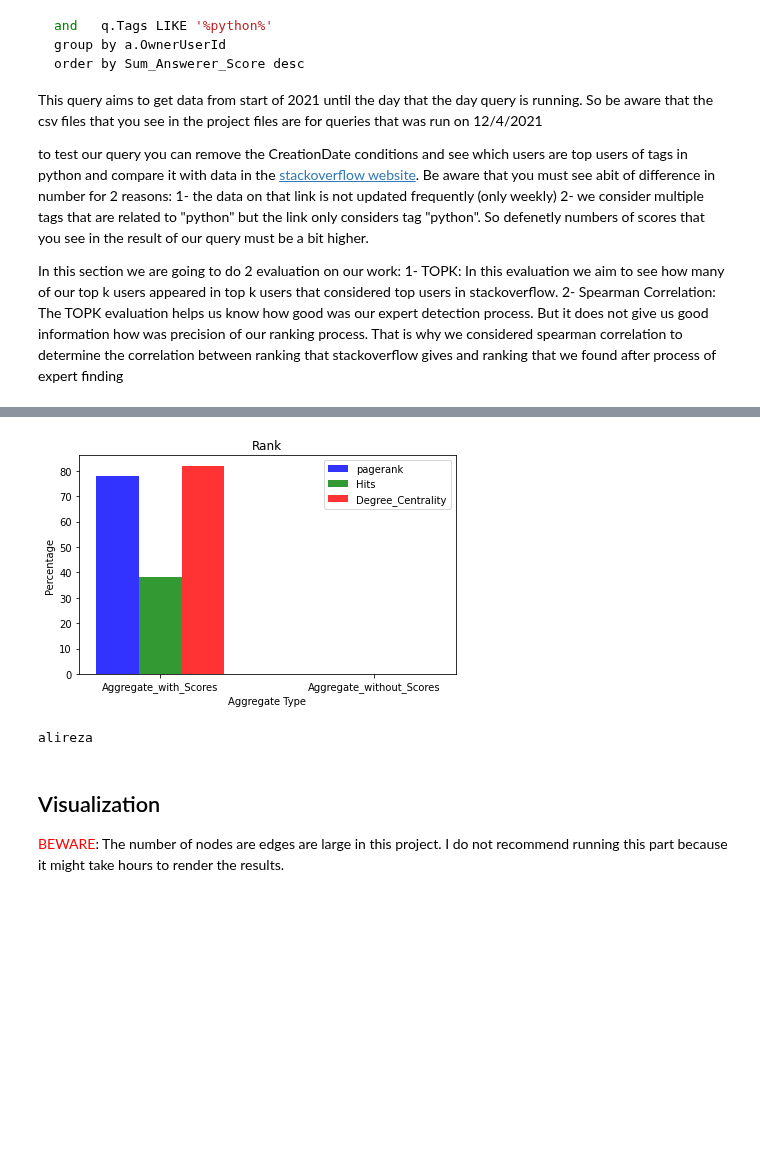
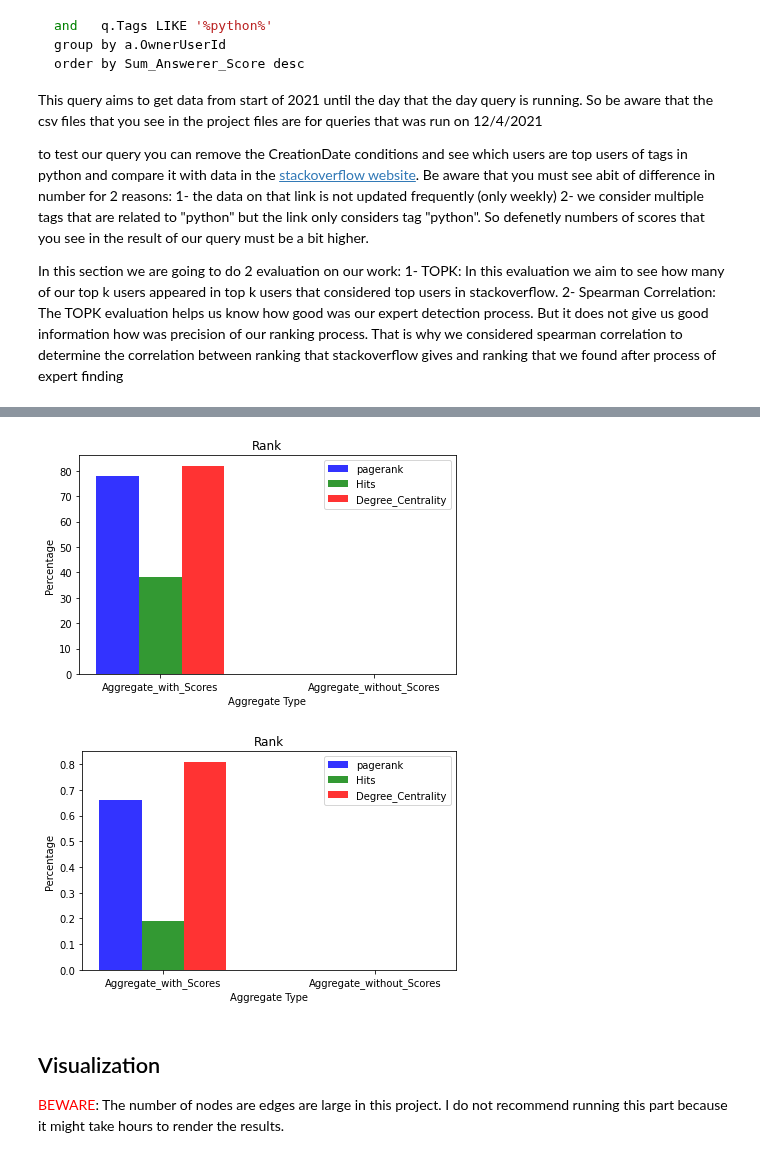
Before and after one commit to behnam7171/SocialWeb, a Jupyter notebook: research_project.ipynb, the cells around one changed output, grey strips where cells are left out. Saved outputs shown, nothing was run; the diff lists cells and outputs as text; code cells hidden in the pictures; blank space fills up the shorter version.

Commit message:
new chart for sparman evaluation

```diff
--- a/research_project.ipynb
+++ b/research_project.ipynb
@@ -258,8 +245,7 @@ def spearman_evaluation(file_path_top_users, users_pagerankscore_tuple, user_cou
     stackoverflow_user_ranking_tuples = []
     for index in range(len(rank_of_topN_user_ids_by_stackoverflow)):
         stackoverflow_user_ranking_tuples.append((user_ids_for_evaluation[index][0],rank_of_topN_user_ids_by_stackoverflow[index]))
-    # print(our_user_ranking_tuples)
-    # print(stackoverflow_user_ranking_tuples)
+
     our_ranking_for_evaluation = list(map(lambda x: int(x[1]), our_user_ranking_tuples))
     temp_stackoverflow_userids = list(map(lambda x: x[0], stackoverflow_user_ranking_tuples))
     stackoverflow_ranking_for_evaluation = []
@@ -268,25 +254,23 @@ def spearman_evaluation(file_path_top_users, users_pagerankscore_tuple, user_cou
         found_index = temp_stackoverflow_userids.index(target_to_find)
         stackoverflow_ranking_for_evaluation.append(stackoverflow_user_ranking_tuples[found_index][1])
 
-    # print(our_ranking_for_evaluation)
-    # print(stackoverflow_ranking_for_evaluation)
-    print(ss.spearmanr(our_ranking_for_evaluation[0:user_count], stackoverflow_ranking_for_evaluation[0:user_count])[0])
+    return ss.spearmanr(our_ranking_for_evaluation[0:user_count], stackoverflow_ranking_for_evaluation[0:user_count])[0]
 
 sen_rank_evalauation_result = topk_evaluation('files/2021-01-01_to_2021-12-03_stackoverflow_top_users.csv', list(map(lambda x: x[0], sen_rank)), top_user_count)
 print(f"the evaluation top {top_user_count} by sen_rank result is = {sen_rank_evalauation_result*100}")
-spearman_evaluation('files/2021-01-01_to_2021-12-03_stackoverflow_top_users.csv', sen_rank, top_user_count)
+spearman_evaluation_sen = spearman_evaluation('files/2021-01-01_to_2021-12-03_stackoverflow_top_users.csv', sen_rank, top_user_count)
 
 #Hits_Rank
 
 Hits_Rank_evalauation_result = topk_evaluation('files/2021-01-01_to_2021-12-03_stackoverflow_top_users.csv', list(map(lambda x: x[0], Hits_Rank)), top_user_count)
 print(f"the evaluation top {top_user_count} by Hits_Rank result is = {Hits_Rank_evalauation_result*100}")
-spearman_evaluation('files/2021-01-01_to_2021-12-03_stackoverflow_top_users.csv', Hits_Rank, top_user_count)
+spearman_evaluation_Hits = spearman_evaluation('files/2021-01-01_to_2021-12-03_stackoverflow_top_users.csv', Hits_Rank, top_user_count)
 
 
 #Degree_Centrality_Rank
 
 Degree_Centrality_Rank_evalauation_result = topk_evaluation('files/2021-01-01_to_2021-12-03_stackoverflow_top_users.csv', list(map(lambda x: x[0], Degree_Centrality_Rank)), top_user_count)
 print(f"the evaluation top {top_user_count} by Degree_Centrality_Rank result is = {Degree_Centrality_Rank_evalauation_result*100}")
-spearman_evaluation('files/2021-01-01_to_2021-12-03_stackoverflow_top_users.csv', Degree_Centrality_Rank, top_user_count)
+spearman_evaluation_Degree_Centrality = spearman_evaluation('files/2021-01-01_to_2021-12-03_stackoverflow_top_users.csv', Degree_Centrality_Rank, top_user_count)
 # %% [output]
 Column names are Answerer_ID, Sum_Answerer_Score
@@ -317,38 +298,80 @@ Degree_Centrality = (Degree_Centrality_Rank_evalauation_result*100, 0)
 
 # create plot
 fig, ax = plt.subplots()
-
 
 index = np.arange(n_groups)
 bar_width = 0.2
 opacity = 0.8
 
 rects1 = plt.bar(index, pagerank, bar_width,
 alpha=opacity,
 color='b',
 label='pagerank')
 
 rects2 = plt.bar(index + bar_width, Hits, bar_width,
 alpha=opacity,
 color='g',
 label='Hits')
 
 rects3 = plt.bar(index + 2*bar_width, Degree_Centrality, bar_width,
 alpha=opacity,
 color='r',
 label='Degree_Centrality')
 
 plt.xlabel('Aggregate Type')
 plt.ylabel('Percentage')
 plt.title('Rank')
 plt.xticks(index + bar_width, ('Aggregate_with_Scores', 'Aggregate_without_Scores'))
 plt.legend()
 
 plt.tight_layout()
 plt.show()
+
+
+
+
+
+
+
+
+n_groups = 2
+pagerank = (spearman_evaluation_sen, 0)
+Hits = (spearman_evaluation_Hits, 0)
+Degree_Centrality = (spearman_evaluation_Degree_Centrality, 0)
+
+# create plot
+fig1, ax1 = plt.subplots()
+
+sprindex = np.arange(n_groups)
+bar_width = 0.2
+opacity = 0.8
+
+sprrects1 = plt.bar(index, pagerank, bar_width,
+alpha=opacity,
+color='b',
+label='pagerank')
+
+sprrects2 = plt.bar(index + bar_width, Hits, bar_width,
+alpha=opacity,
+color='g',
+label='Hits')
+
+sprrects3 = plt.bar(index + 2*bar_width, Degree_Centrality, bar_width,
+alpha=opacity,
+color='r',
+label='Degree_Centrality')
+
+plt.xlabel('Aggregate Type')
+plt.ylabel('Percentage')
+plt.title('Rank')
+plt.xticks(index + bar_width, ('Aggregate_with_Scores', 'Aggregate_without_Scores'))
+plt.legend()
+
+plt.tight_layout()
+plt.show()
 # %% [output]
 [figure]
-alireza
+[figure, added]
 # %% [markdown]
 ## Visualization
 
```
Also changed, not shown: parts of 3 cells of this notebook.
